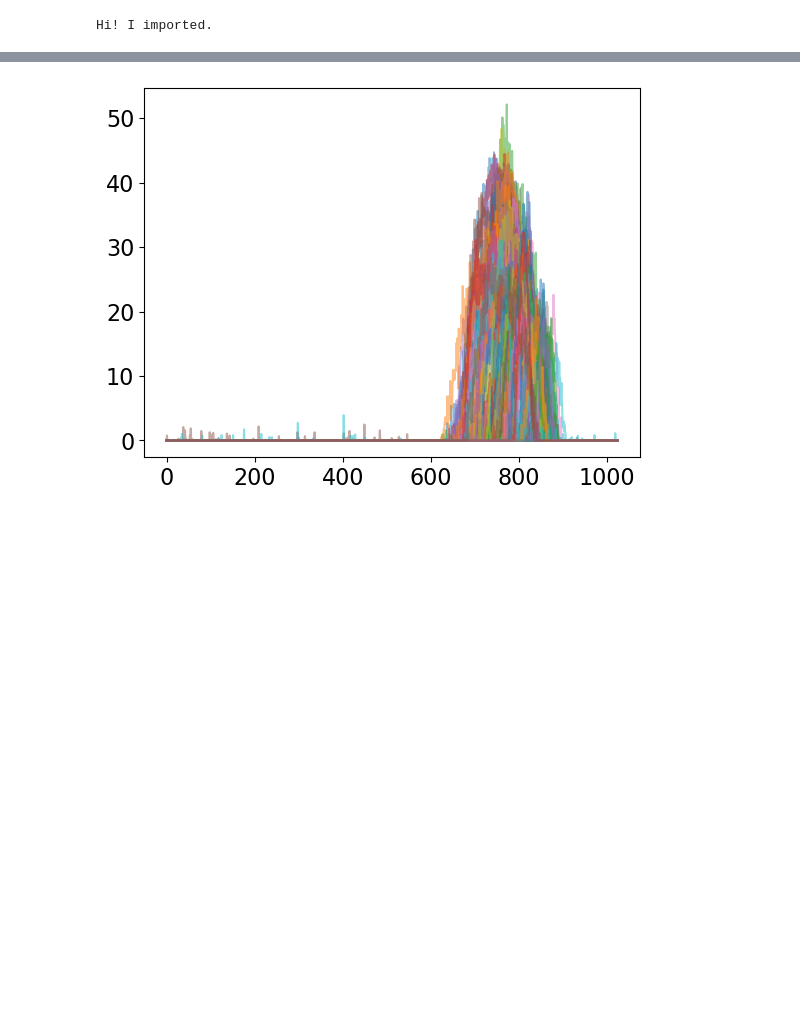
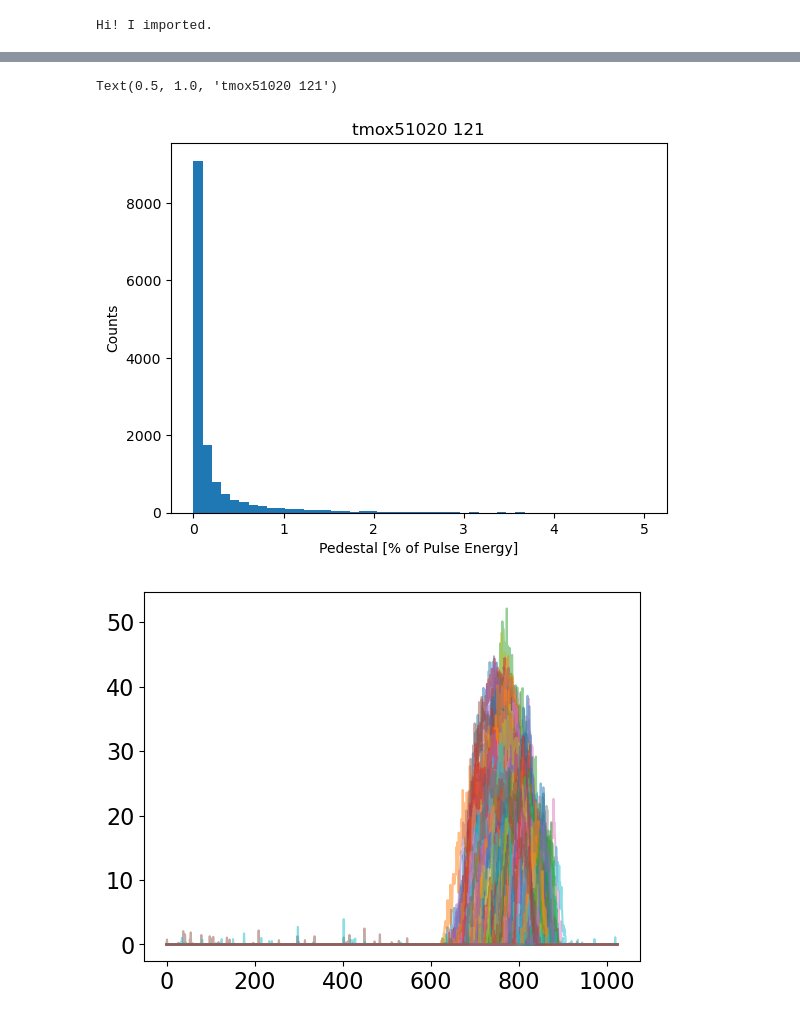
Before and after one commit to parisfranz/cVMI, a Jupyter notebook: clean recon July/SASE.ipynb, the cells around one changed output, grey strips where cells are left out. Drawn from its saved outputs; the diff is of its cells as text; code cells hidden in the pictures; blank space fills up the shorter version.

```diff
--- a/clean recon July/SASE.ipynb
+++ b/clean recon July/SASE.ipynb
@@ -122,3 +190,11 @@ KeyboardInterrupt:
+# %%
+plt.hist(pedestals, bins = np.linspace(0,5,50));
+plt.xlabel('Pedestal [% of Pulse Energy]')
+plt.ylabel('Counts')
+plt.title(exp + ' ' + str(runnum))
+# %% [output]
+Text(0.5, 1.0, 'tmox51020 121')
+[figure, added]
 # %%
 def two_peaks(t, spec):
     spec[spec<0] = 0
```
Also changed, not shown: parts of 8 cells of this notebook, 26 other files.
